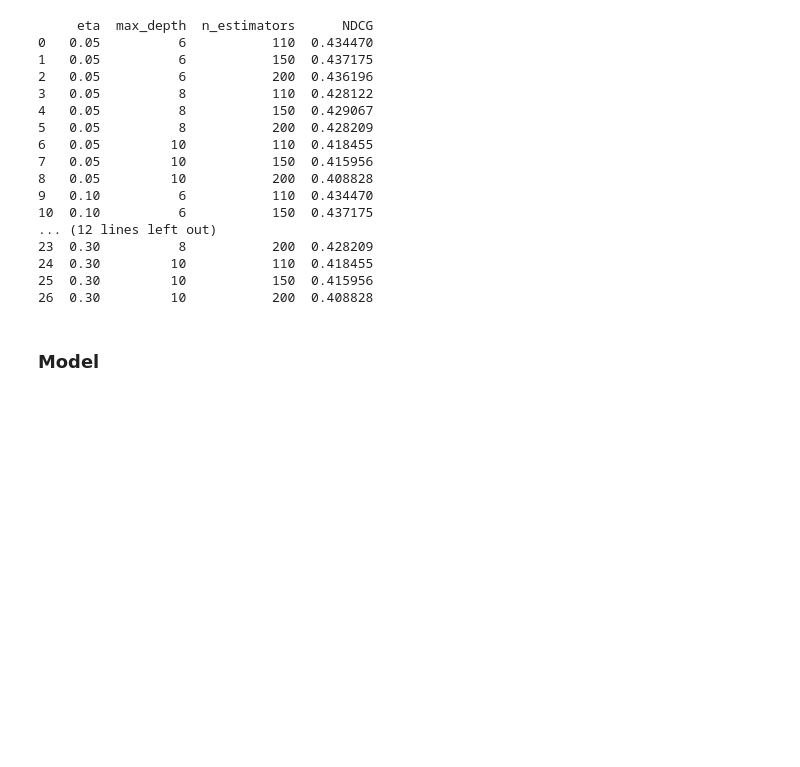
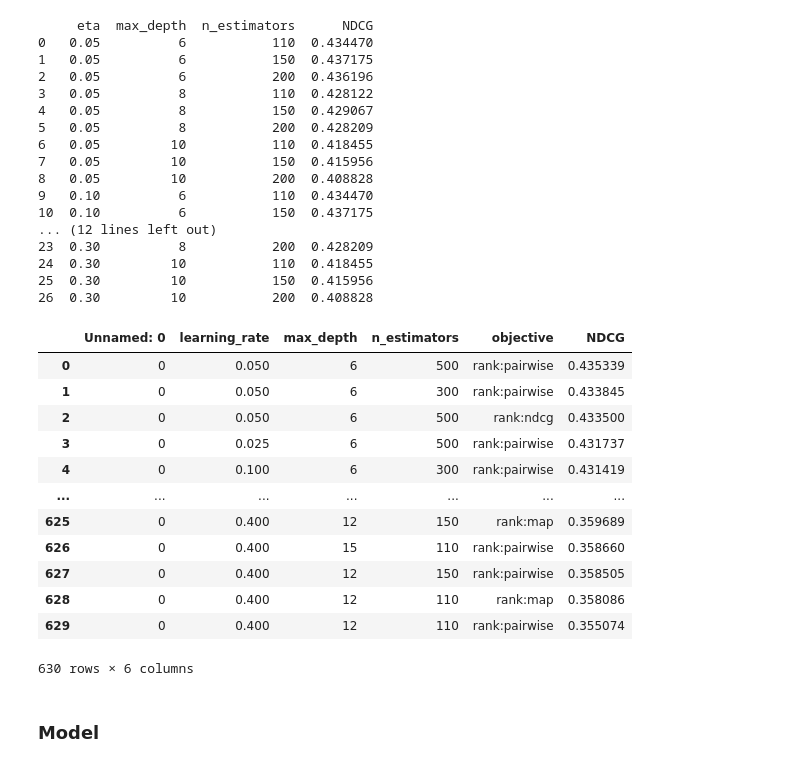
Before and after one commit to hellowithchicken/DataMining, a Jupyter notebook: assignment2/Model/model_cate.ipynb, the cells around one changed output. Cells and saved outputs as stored; diff of their text form; code cells hidden in the pictures; blank space fills up the shorter version.

```diff
--- a/assignment2/Model/model_cate.ipynb
+++ b/assignment2/Model/model_cate.ipynb
@@ -392,6 +392,23 @@ print(tuning)
 24  0.30         10           110  0.418455
 25  0.30         10           150  0.415956
 26  0.30         10           200  0.408828
+# %%
+tuning = pd.read_csv("tuning/tuning_results.csv")
+tuning
+# %% [output]
+|  | Unnamed: 0 | learning_rate | max_depth | n_estimators | objective | NDCG |
+| 0 | 0 | 0.050 | 6 | 500 | rank:pairwise | 0.435339 |
+| 1 | 0 | 0.050 | 6 | 300 | rank:pairwise | 0.433845 |
+| 2 | 0 | 0.050 | 6 | 500 | rank:ndcg | 0.433500 |
+| 3 | 0 | 0.025 | 6 | 500 | rank:pairwise | 0.431737 |
+| 4 | 0 | 0.100 | 6 | 300 | rank:pairwise | 0.431419 |
+| ... | ... | ... | ... | ... | ... | ... |
+| 625 | 0 | 0.400 | 12 | 150 | rank:map | 0.359689 |
+| 626 | 0 | 0.400 | 15 | 110 | rank:pairwise | 0.358660 |
+| 627 | 0 | 0.400 | 12 | 150 | rank:pairwise | 0.358505 |
+| 628 | 0 | 0.400 | 12 | 110 | rank:map | 0.358086 |
+| 629 | 0 | 0.400 | 12 | 110 | rank:pairwise | 0.355074 |
+630 rows × 6 columns
 # %% [markdown]
 ### Model
 # %%
```
